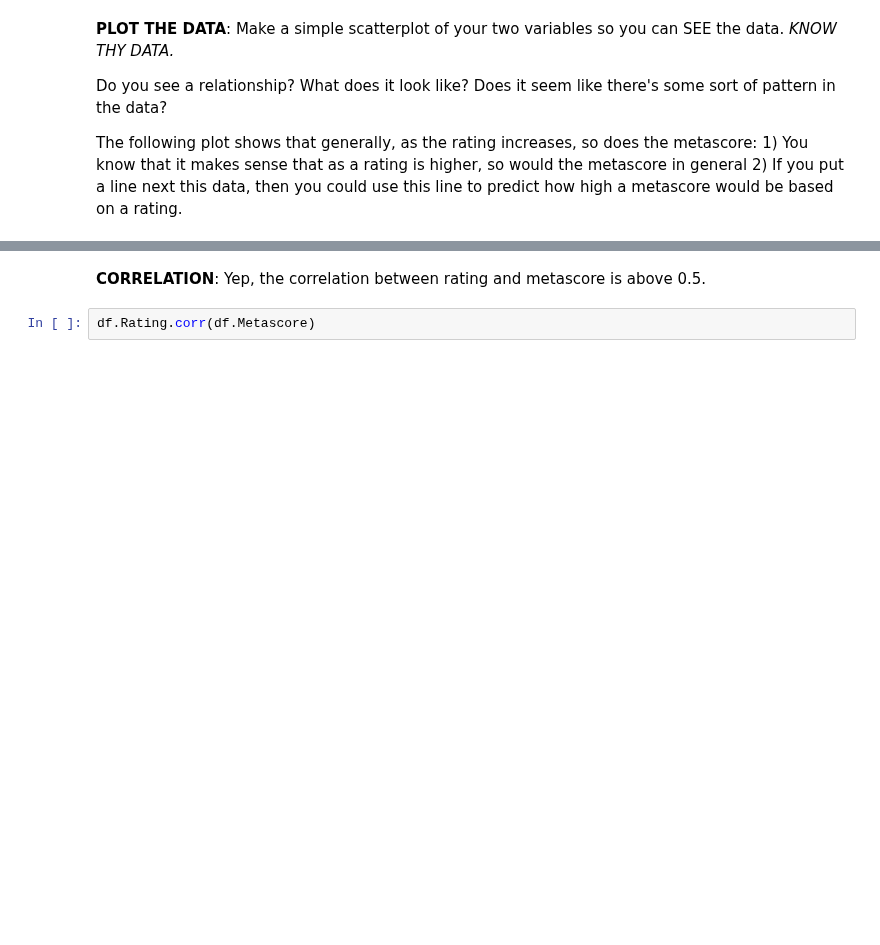
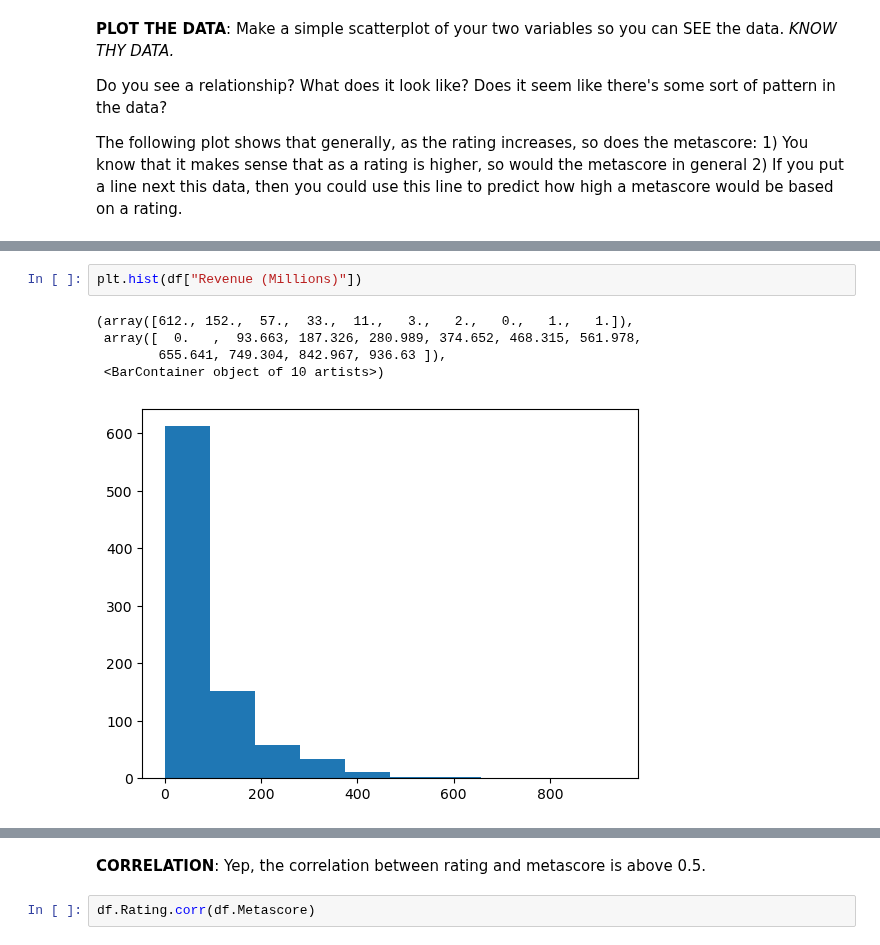
Before and after one commit to DanLightner/BUSA321, a Jupyter notebook: BUSA321/Chapter 4 - Bivariate Numerical Visualization.ipynb, the cells around one changed output, grey strips where cells are left out. Saved outputs shown, nothing was run; the diff lists cells and outputs as text; blank space fills up the shorter version.

```diff
--- a/BUSA321/Chapter 4 - Bivariate Numerical Visualization.ipynb
+++ b/BUSA321/Chapter 4 - Bivariate Numerical Visualization.ipynb
@@ -56,0 +84,8 @@ plt.show()
+# %%
+plt.hist(df["Revenue (Millions)"])
+# %% [output]
+(array([612., 152.,  57.,  33.,  11.,   3.,   2.,   0.,   1.,   1.]),
+ array([  0.   ,  93.663, 187.326, 280.989, 374.652, 468.315, 561.978,
+        655.641, 749.304, 842.967, 936.63 ]),
+ <BarContainer object of 10 artists>)
+[figure, added]
```
Also changed, not shown: parts of 8 cells of this notebook.
